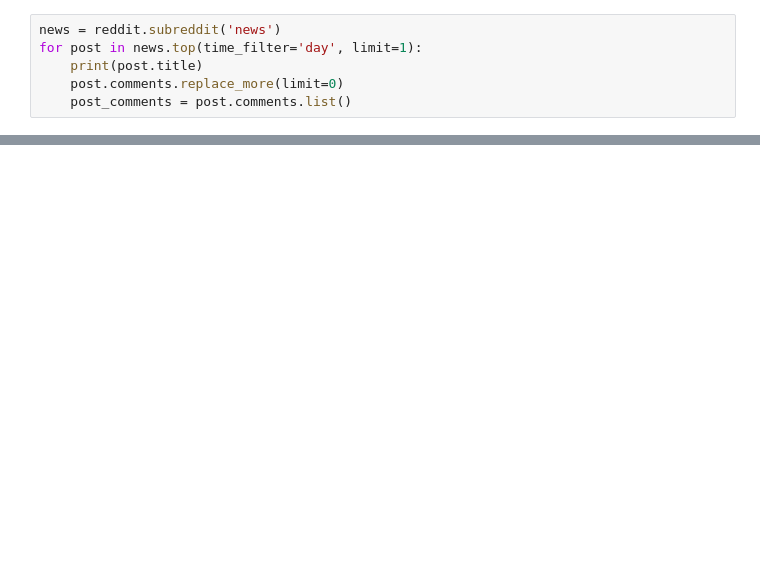
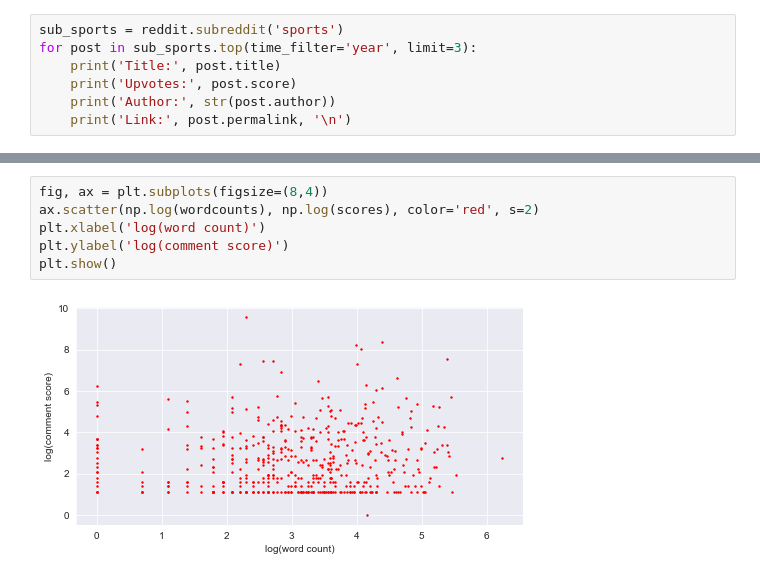
Before and after one commit to hdmamin/introduction_to_praw, a Jupyter notebook: 610_harrison_mamin_presentation.ipynb, the cells around one changed output, grey strips where cells are left out. Drawn from its saved outputs; the diff is of its cells as text; blank space fills up the shorter version.

```diff
--- a/610_harrison_mamin_presentation.ipynb
+++ b/610_harrison_mamin_presentation.ipynb
@@ -60,7 +43,8 @@ Redditor(name='hdmamin')
 # %%
-news = reddit.subreddit('news')
-for post in news.top(time_filter='day', limit=1):
-    print(post.title)
-    post.comments.replace_more(limit=0)
-    post_comments = post.comments.list()
+sub_sports = reddit.subreddit('sports')
+for post in sub_sports.top(time_filter='year', limit=3):
+    print('Title:', post.title)
+    print('Upvotes:', post.score)
+    print('Author:', str(post.author))
+    print('Link:', post.permalink, '\n')
 # %% [output]
@@ -94,0 +96,8 @@ cloud = WordCloud()
+# %%
+fig, ax = plt.subplots(figsize=(8,4))
+ax.scatter(np.log(wordcounts), np.log(scores), color='red', s=2)
+plt.xlabel('log(word count)')
+plt.ylabel('log(comment score)')
+plt.show()
+# %% [output]
+[figure, added]
```
Also changed, not shown: parts of 30 cells of this notebook.
